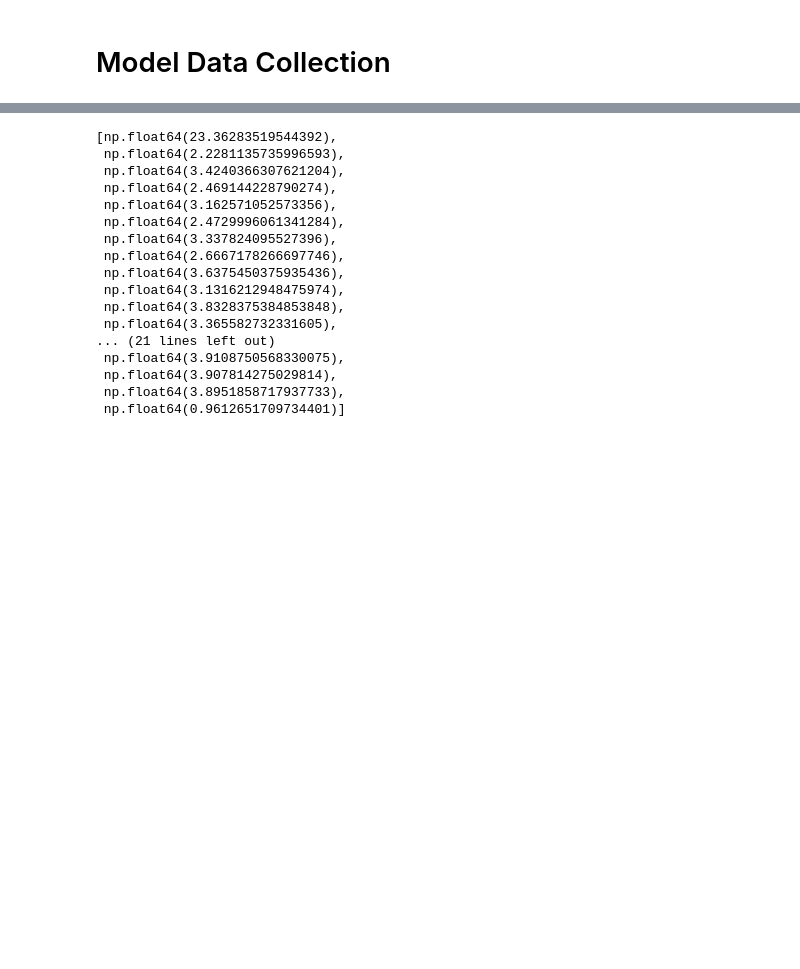
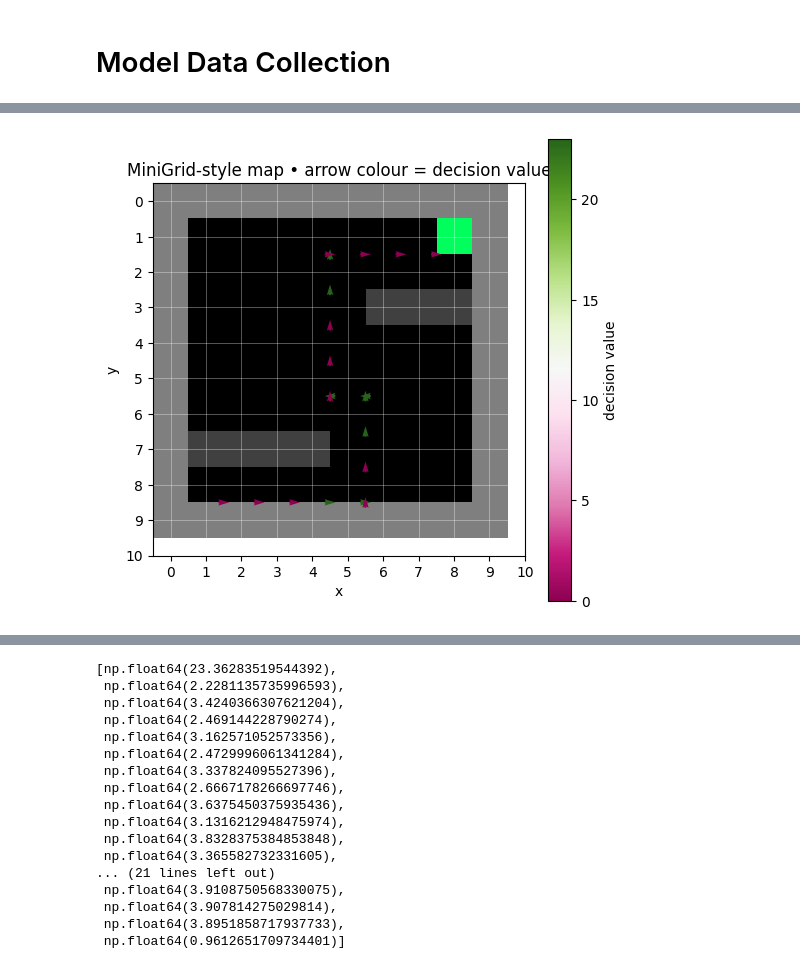
Before and after one commit to iulia-rusu/Information-to-Go, a Jupyter notebook: prob_q_refactored.ipynb, the cells around one changed output, grey strips where cells are left out. Cells and saved outputs as stored; diff of their text form; code cells hidden in the pictures; blank space fills up the shorter version.

```diff
--- a/prob_q_refactored.ipynb
+++ b/prob_q_refactored.ipynb
@@ -913,0 +1156,90 @@ analyze.walk()
+# %%
+# ─────────────────────────────────────────────────────────────
+# 1.  GRID LAYOUT  ←── customise here
+# ─────────────────────────────────────────────────────────────
+W, H = 10, 10                          # grid width & height
+
+grid = np.zeros((H, W), dtype=int)     # 0 = floor / empty
+
+# 1-a. outer boundary → 1
+grid[0, :]  = 1
+grid[-1, :] = 1
+grid[:, 0]  = 1
+grid[:, -1] = 1
+
+# 1-b. interior walls → 2
+#     example: a horizontal strip and a vertical strip
+wall_cells = [(x, 7) for x in range(1, 5)] + \
+             [(x, 3) for x in range(6, H-1)]            # ← edit
+for x, y in wall_cells:
+    grid[y, x] = 2
+
+# 1-c. goal cell → 3
+goal_x, goal_y = 8, 1                                   # ← edit
+grid[goal_y, goal_x] = 3
+
+# ─────────────────────────────────────────────────────────────
+# 2.  COLOUR MAP for the background
+# ─────────────────────────────────────────────────────────────
+bg_cmap = mcolors.ListedColormap([
+    "#000000",   # 0 floor  = black
+    "#7f7f7f",   # 1 boundary
+    "#404040",   # 2 walls
+    "#00ff5c"    # 3 goal
+])
+bg_norm = mcolors.BoundaryNorm([0,1,2,3,4], bg_cmap.N)
+
+# ─────────────────────────────────────────────────────────────
+# 3.  ARROW DATA  (use your existing lists)
+# ─────────────────────────────────────────────────────────────
+xs, ys, dirs = zip(*positions_decisions)
+vals         = analyze.decisions
+
+# Shift to cell centres (+0.5) so arrows sit *inside* squares
+x_plot = np.array(xs, dtype=float) + 0.5
+y_plot = np.array(ys, dtype=float) + 0.5
+
+# arrow directions (MiniGrid 0=E,1=S,2=W,3=N) – keep short
+dir_to_vec = {0: ( 0.30,  0.00),
+              1: ( 0.00,  0.30),
+              2: (-0.30,  0.00),
+              3: ( 0.00, -0.30)}
+dx, dy = zip(*[dir_to_vec[d] for d in dirs])
+
+# normalise decisions → colour
+arrow_cmap = plt.cm.get_cmap("PiYG")
+arrow_norm = mcolors.Normalize(vmin=min(vals), vmax=max(vals))
+
+# ─────────────────────────────────────────────────────────────
+# 4.  PLOT
+# ─────────────────────────────────────────────────────────────
+fig, ax = plt.subplots(figsize=(6, 6))
+
+# 4-a. background grid
+ax.imshow(grid,
+          origin="upper",
+          cmap=bg_cmap, norm=bg_norm,
+          interpolation="none", zorder=0)
+
+# 4-b. decision-coloured arrows
+q = ax.quiver(x_plot, y_plot, dx, dy,
+              vals, cmap=arrow_cmap, norm=arrow_norm,
+              angles='xy', scale_units='xy', scale=1,
+              width=0.012, pivot='middle', zorder=3)
+
+fig.colorbar(q, ax=ax, label="decision value")
+
+# 4-c. grid lines & labels
+ax.set_xticks(np.arange(W+1))
+ax.set_yticks(np.arange(H+1))
+ax.grid(True, zorder=2, color='white', lw=0.4, alpha=0.6)
+
+ax.set_aspect('equal')
+
+ax.set_xlabel("x")
+ax.set_ylabel("y")
+ax.set_title("MiniGrid-style map • arrow colour = decision value")
+
+plt.show()
+# %% [output]
+[figure, added]
```
Also changed, not shown: parts of 19 cells of this notebook, 7 other files.
